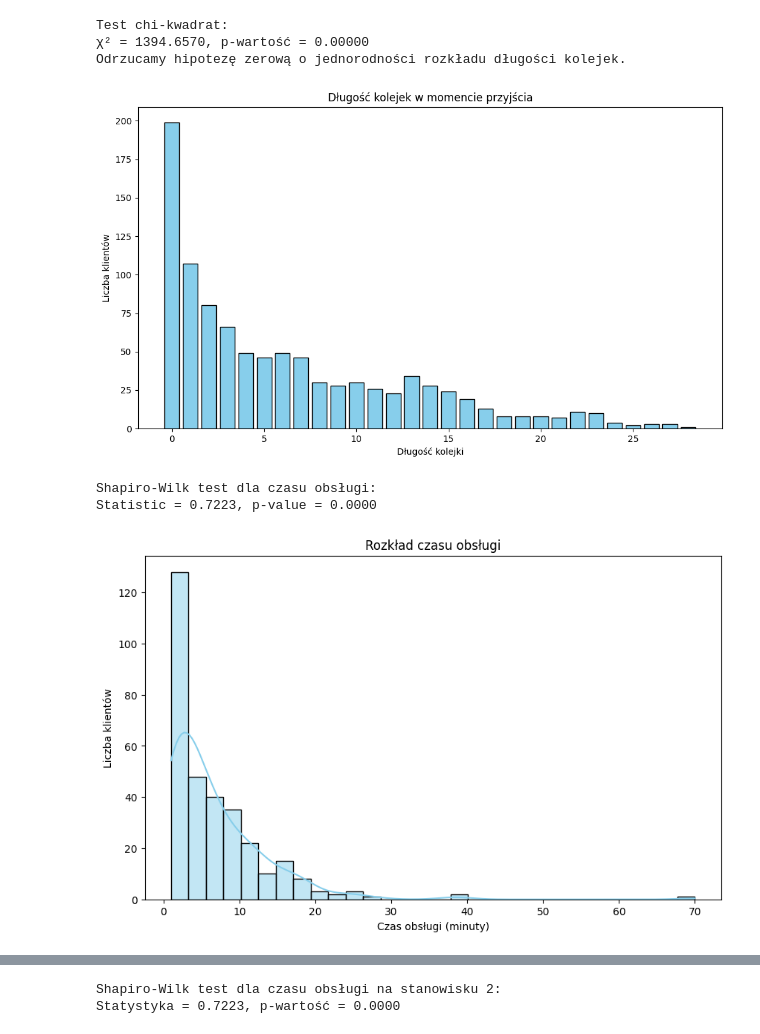
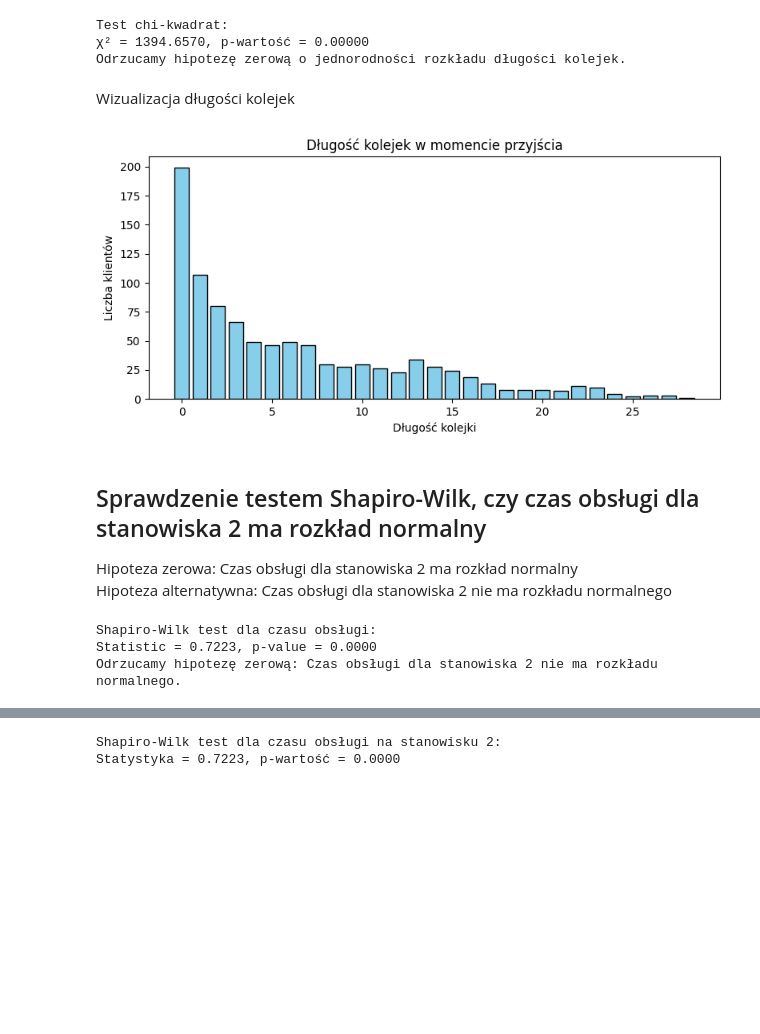
Before and after one commit to JanP1/projekt_statystyka, a Jupyter notebook: testy_statystyczne.ipynb, the cells around one changed output, grey strips where cells are left out. Drawn from its saved outputs; the diff is of its cells as text; code cells hidden in the pictures; blank space fills up the shorter version.

```diff
--- a/testy_statystyczne.ipynb
+++ b/testy_statystyczne.ipynb
@@ -67,21 +77,15 @@ plt.show()
 # %%
-# Testowanie jednorodności rozkładu długości kolejek
-# Hipoteza zerowa: Długości kolejek w momencie przyjścia mają rozkład jednostajny
-# Hipoteza alternatywna: Długości kolejek w momencie przyjścia nie mają rozkładu jednostajnego
-
-# Test chi-kwadrat
 from scipy.stats import chisquare
 
 # Częstość długości kolejki
-dlugosc_kolejki = df["Dlugosc kolejki w momencie przyjscia"].astype(int)
+dlugosc_kolejki = df["Dlugosc kolejki w momencie przyjscia"]
 obserwowane = dlugosc_kolejki.value_counts().sort_index()
 
-# Zakładamy, że rozkład jednostajny - każda wartość ma taką samą częstość
 spodziewane = [len(dlugosc_kolejki) / len(obserwowane)] * len(obserwowane)
 
 # Test chi-kwadrat
 chi2_stat, chi2_p = chisquare(f_obs=obserwowane, f_exp=spodziewane)
-print("\nTest chi-kwadrat:")
+print("Test chi-kwadrat:")
 print(f"χ² = {chi2_stat:.4f}, p-wartość = {chi2_p:.5f}")
 if chi2_p < 0.05:
     print("Odrzucamy hipotezę zerową o jednorodności rozkładu długości kolejek.")
@@ -91,14 +95,15 @@ else:
 Test chi-kwadrat:
 χ² = 1394.6570, p-wartość = 0.00000
 Odrzucamy hipotezę zerową o jednorodności rozkładu długości kolejek.
+# %% [markdown]
+Wizualizacja długości kolejek
 # %%
-# Wizualizacja długości kolejek
-plt.figure(figsize=(10, 6))
+plt.figure(figsize=(8, 4))
 plt.bar(obserwowane.index, obserwowane.values, color='skyblue', edgecolor='black')
 plt.title("Długość kolejek w momencie przyjścia")
 plt.xlabel("Długość kolejki")
 plt.ylabel("Liczba klientów")
 plt.tight_layout()
 plt.show()
 # %% [output]
-[figure, old version]
+[figure, new version]
@@ -107,16 +110,16 @@ df["Czas_obslugi"] = df["Czas_zakonczenia_obslugi"] - df["Czas_rozpoczecia_obslu
+# %% [markdown]
+## Sprawdzenie testem Shapiro-Wilk, czy czas obsługi dla stanowiska 2 ma rozkład normalny
+Hipoteza zerowa: Czas obsługi dla stanowiska 2 ma rozkład normalny <br>
+Hipoteza alternatywna: Czas obsługi dla stanowiska 2 nie ma rozkładu normalnego <br>
 # %%
-# Shapiro-Wilk
 shapiro = stats.shapiro(df[df['Stanowisko'] == 2]['Czas_obslugi'])
 print("Shapiro-Wilk test dla czasu obsługi:")
 print(f"Statistic = {shapiro.statistic:.4f}, p-value = {shapiro.pvalue:.4f}")
-# Wykres rozkładu czasu obsługi
-plt.figure(figsize=(10, 6))
-sns.histplot(df[df['Stanowisko'] == 2]['Czas_obslugi'], bins=30, kde=True, color='skyblue')
-plt.title("Rozkład czasu obsługi")
-plt.xlabel("Czas obsługi (minuty)")
-plt.ylabel("Liczba klientów")
-plt.show()
+if shapiro.pvalue < 0.05:
+    print("Odrzucamy hipotezę zerową: Czas obsługi dla stanowiska 2 nie ma rozkładu normalnego.")
+else:
+    print("Brak podstaw do odrzucenia hipotezy zerowej: Czas obsługi dla stanowiska 2 ma rozkład normalny.")
 # %% [output]
 Shapiro-Wilk test dla czasu obsługi:
 Statistic = 0.7223, p-value = 0.0000
+Odrzucamy hipotezę zerową: Czas obsługi dla stanowiska 2 nie ma rozkładu normalnego.
-[figure, removed]
```
Also changed, not shown: parts of 36 cells of this notebook.
